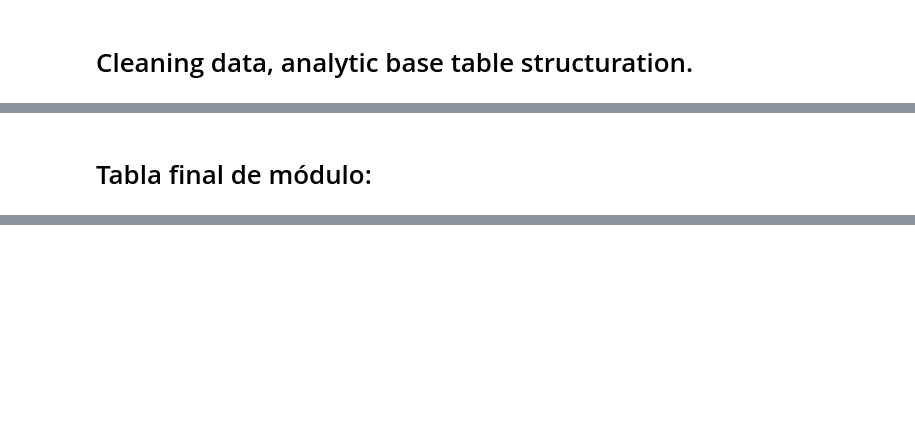
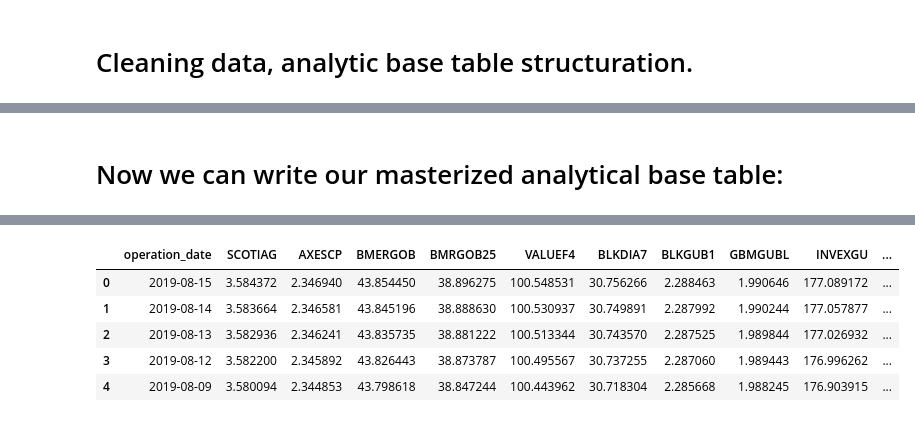
Before and after one commit to LuisFalva/ophelia, a Jupyter notebook: ophelia/00.Transform_Data.ipynb, the cells around one changed output, grey strips where cells are left out. Saved outputs shown, nothing was run; the diff lists cells and outputs as text; code cells hidden in the pictures; blank space fills up the shorter version.

```diff
--- a/ophelia/00.Transform_Data.ipynb
+++ b/ophelia/00.Transform_Data.ipynb
@@ -115,8 +129,9 @@ def mean_impute(df):
     numerical_fields = df.agg(*(spark_avg(c).alias(c) for c in df.columns if c in float_cols))
     portfolio_base_table = df.na.fill(numerical_fields.collect()[0].asDict())
     return portfolio_base_table
-# %% [markdown]
-# Tabla final de módulo:
+# %% [markdown]
+# Now we can write our masterized analytical base table:
 # %%
-portfolio_base_table = mean_impute(remove_none_df)
+portfolio_base_table = mean_impute(remove_none_df).drop("operation_date_year", "operation_date_month", "operation_date_day")
 portfolio_base_table.orderBy(col("operation_date").desc()).limit(5).toPandas()
+# %% [output]
@@ -122,0 +140,6 @@ portfolio_base_table.orderBy(col("operation_date").desc()).limit(5).toPandas()
+|  | operation_date | SCOTIAG | AXESCP | BMERGOB | BMRGOB25 | VALUEF4 | BLKDIA7 | BLKGUB1 | GBMGUBL | INVEXGU | ... |
+| 0 | 2019-08-15 | 3.584372 | 2.346940 | 43.854450 | 38.896275 | 100.548531 | 30.756266 | 2.288463 | 1.990646 | 177.089172 | ... |
+| 1 | 2019-08-14 | 3.583664 | 2.346581 | 43.845196 | 38.888630 | 100.530937 | 30.749891 | 2.287992 | 1.990244 | 177.057877 | ... |
+| 2 | 2019-08-13 | 3.582936 | 2.346241 | 43.835735 | 38.881222 | 100.513344 | 30.743570 | 2.287525 | 1.989844 | 177.026932 | ... |
+| 3 | 2019-08-12 | 3.582200 | 2.345892 | 43.826443 | 38.873787 | 100.495567 | 30.737255 | 2.287060 | 1.989443 | 176.996262 | ... |
+| 4 | 2019-08-09 | 3.580094 | 2.344853 | 43.798618 | 38.847244 | 100.443962 | 30.718304 | 2.285668 | 1.988245 | 176.903915 | ... |
```
Also changed, not shown: parts of 14 cells of this notebook, 13 other files.
